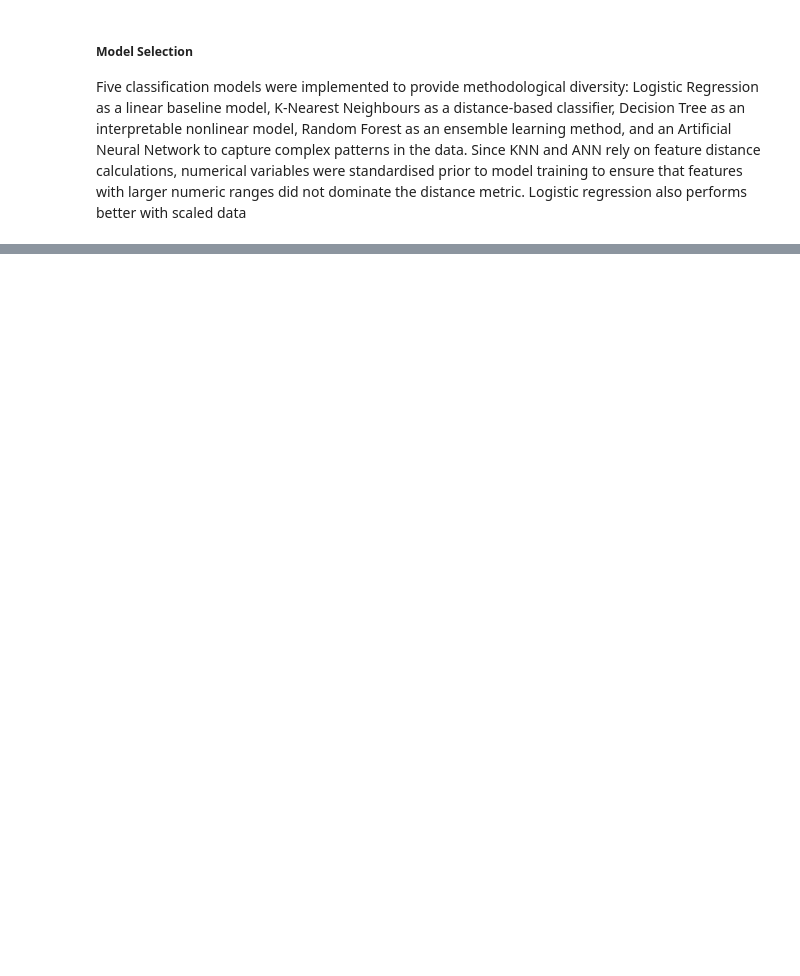
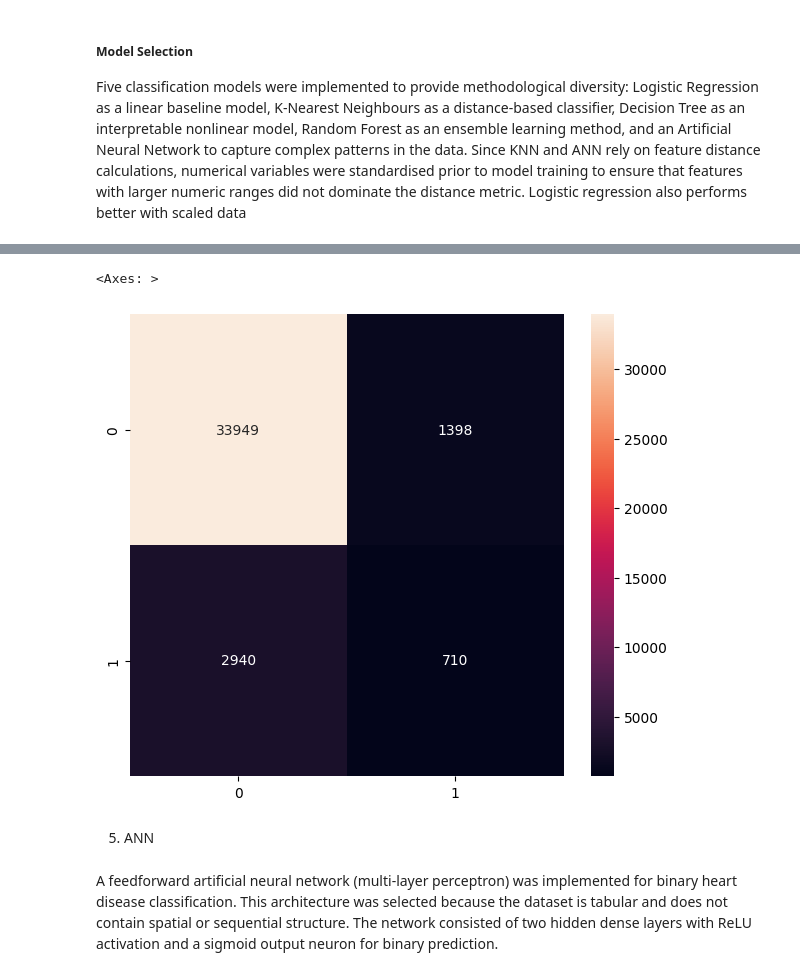
Before and after one commit to leonardsangoroh/AIFoundations, a Jupyter notebook: AssessmentOne/heart-attack-prediction-assignment.ipynb, the cells around one changed output, grey strips where cells are left out. Saved outputs shown, nothing was run; the diff lists cells and outputs as text; code cells hidden in the pictures; blank space fills up the shorter version.

```diff
--- a/AssessmentOne/heart-attack-prediction-assignment.ipynb
+++ b/AssessmentOne/heart-attack-prediction-assignment.ipynb
@@ -407,0 +497,10 @@ Logistic regression also performs better with scaled data
+# %%
+plt.figure(figsize=(7,6))
+sb.heatmap(rf_cm, annot=True, fmt='d')
+# %% [output]
+<Axes: >
+[figure, added]
+# %% [markdown]
+5. ANN
+# %% [markdown]
+A feedforward artificial neural network (multi-layer perceptron) was implemented for binary heart disease classification. This architecture was selected because the dataset is tabular and does not contain spatial or sequential structure. The network consisted of two hidden dense layers with ReLU activation and a sigmoid output neuron for binary prediction.
```
Also changed, not shown: parts of 21 cells of this notebook.
